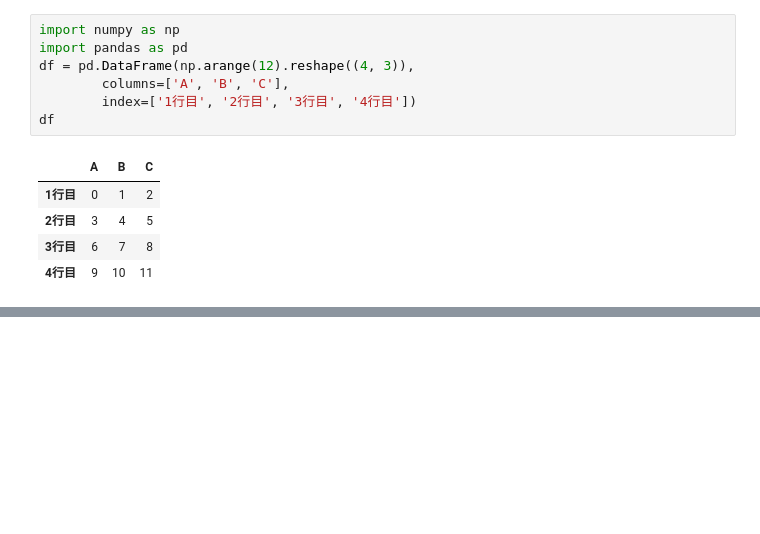
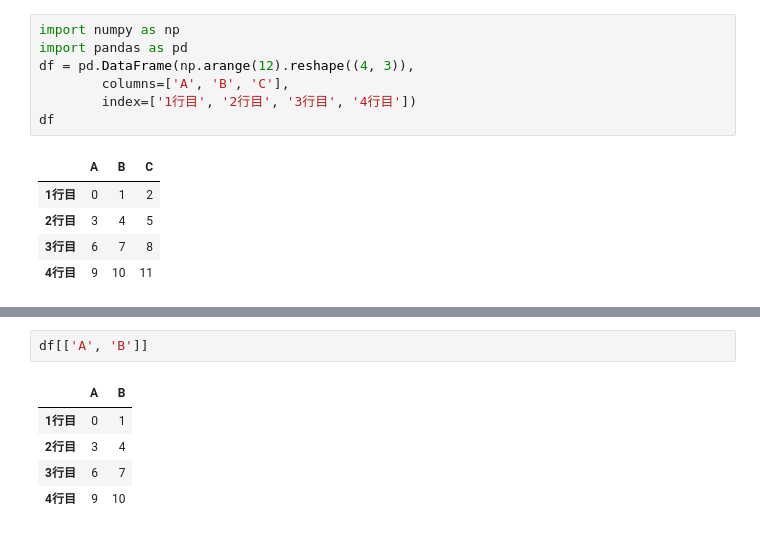
Before and after one commit to YukiNoji3/SampleCode, a Jupyter notebook: Python_DataAnalysis(pandas).ipynb, the cells around one changed output, grey strips where cells are left out. Cells and saved outputs as stored; diff of their text form; blank space fills up the shorter version.

```diff
--- a/Python_DataAnalysis(pandas).ipynb
+++ b/Python_DataAnalysis(pandas).ipynb
@@ -143,0 +152,8 @@ df
+# %%
+df[['A', 'B']]
+# %% [output]
+|  | A | B |
+| 1行目 | 0 | 1 |
+| 2行目 | 3 | 4 |
+| 3行目 | 6 | 7 |
+| 4行目 | 9 | 10 |
```
Also changed, not shown: parts of 17 cells of this notebook.
